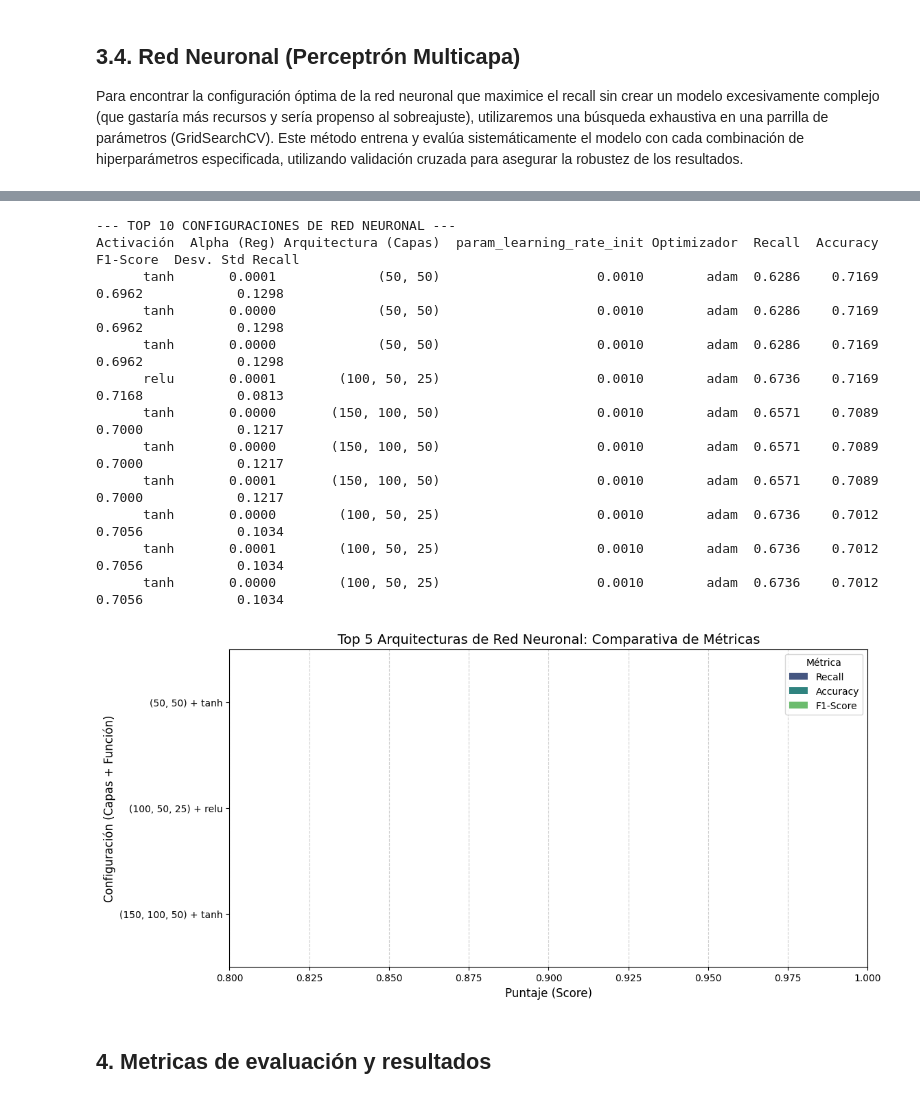
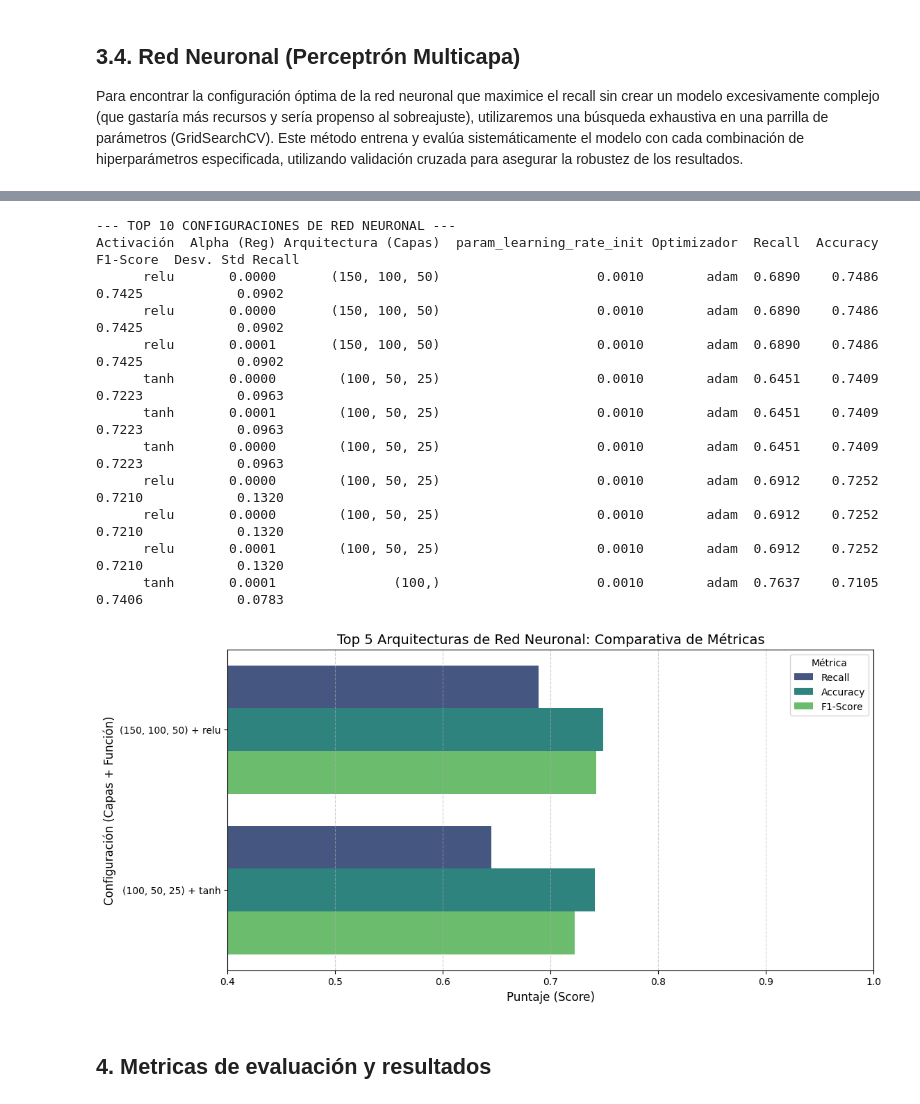
Before and after one commit to Gibonn24/Tesis2, a Jupyter notebook: cheby2 copy.ipynb, the cells around one changed output, grey strips where cells are left out. Saved outputs shown, nothing was run; the diff lists cells and outputs as text; code cells hidden in the pictures.

```diff
--- a/cheby2 copy.ipynb
+++ b/cheby2 copy.ipynb
@@ -20,7 +20,7 @@ from sklearn.decomposition import PCA
 import pandas as pd
 import numpy as np
 
-def preparar_dataset_estricto(ruta_sano_train, ruta_enfermo_train, ruta_enfermo_test_nuevo):
+def preparar_dataset_estricto(ruta_sano_train, ruta_enfermo_train, ruta_enfermo_test_nuevo, ruta_sano_test_nuevo):
 
     # Definimos las columnas FINALES que usaremos (Ya no está peak_freq)
     features_finales = ['rms_amp', 'spectral_entropy', 'zcr', 'mean_freq']
@@ -35,7 +35,7 @@ def preparar_dataset_estricto(ruta_sano_train, ruta_enfermo_train, ruta_enfermo_
             # 1. RMS Amplitude: Nos quedamos con la MAYOR (Más energía = Más probable daño)
             rms = max(row['rms_amp_L'], row['rms_amp_R'])
 
-            # 2. Spectral Entropy: Nos quedamos con la MENOR (Condición especial que pediste)
+            # 2. Spectral Entropy: Nos quedamos con la MENOR (Condición especial)
             entropy = min(row['spectral_entropy_L'], row['spectral_entropy_R'])
 
             # 3. Zero Crossing Rate: Nos quedamos con la MAYOR
@@ -44,24 +44,26 @@ def preparar_dataset_estricto(ruta_sano_train, ruta_enfermo_train, ruta_enfermo_
             # 4. Mean Frequency: Nos quedamos con la MAYOR
             mean_f = max(row['mean_freq_L'], row['mean_freq_R'])
 
-            # NOTA: Peak Frequency ha sido DESCARTADO deliberadamente.
-
             # Construimos la fila única para este sujeto
             row_data = [rms, entropy, zcr, mean_f, etiqueta_target, etiqueta_partition]
             data.append(row_data)
 
         return data
 
-    # 1. Cargar y Procesar TRAIN (Sanos + Enfermos Viejos)
-    data_sano = procesar_filas_fusionadas(ruta_sano_train, 0, 'train')
-    data_enfermo = procesar_filas_fusionadas(ruta_enfermo_train, 1, 'train')
+    # 1. Cargar y Procesar TRAIN
+    print("Procesando Training Set...")
+    data_sano_train = procesar_filas_fusionadas(ruta_sano_train, 0, 'train')
+    data_enfermo_train = procesar_filas_fusionadas(ruta_enfermo_train, 1, 'train')
 
-    # 2. Cargar y Procesar TEST (SOLO Enfermos Nuevos)
-    data_test_nuevo = procesar_filas_fusionadas(ruta_enfermo_test_nuevo, 1, 'test')
+    # 2. Cargar y Procesar TEST (Ahora con Enfermos Nuevos Y Sanos Nuevos)
+    print("Procesando Test Set...")
+    data_enfermo_test = procesar_filas_fusionadas(ruta_enfermo_test_nuevo, 1, 'test')
+    data_sano_test = procesar_filas_fusionadas(ruta_sano_test_nuevo, 0, 'test')
 
     # 3. Unir todo en un solo DataFrame
     cols_finales = features_finales + ['target', 'partition']
-    data_total = data_sano + data_enfermo + data_test_nuevo
+    # Unimos las 4 listas
+    data_total = data_sano_train + data_enfermo_train + data_enfermo_test + data_sano_test
 
     df_final = pd.DataFrame(data_total, columns=cols_finales)
 
@@ -71,18 +73,27 @@ def preparar_dataset_estricto(ruta_sano_train, ruta_enfermo_train, ruta_enfermo_
     return df_final
 # %%
 # RUTAS DE ARCHIVOS (Ajusta el nombre del tercer archivo)
-archivo_sano = 'Data/cheby2/features_cheby2_sano.csv'
+archivo_sano_train = 'Data/cheby2/features_cheby2_sano.csv'
 archivo_enfermo_train = 'Data/cheby2/features_cheby23_diagnosticado.csv'
 archivo_enfermo_test = 'Data/cheby2/features_cheby2_diagnosticado.csv'
+archivo_sano_test = 'Data/cheby2/features_cheby24_sano.csv'
 
-# Generamos el dataset maestro con etiquetas internas
-df_dataset = preparar_dataset_estricto(archivo_sano, archivo_enfermo_train, archivo_enfermo_test)
+# Generamos el dataset maestro
+df_dataset = preparar_dataset_estricto(
+    archivo_sano_train,
+    archivo_enfermo_train,
+    archivo_enfermo_test,
+    archivo_sano_test
+)
 
-print(f"--- Data Cargada con Separación Estricta ---")
+print(f"\n--- Data Cargada con Separación Estricta ---")
 print(f"Total de muestras: {len(df_dataset)}")
 print(f"Muestras para Training: {len(df_dataset[df_dataset['partition']=='train'])}")
-print(f"Muestras para Testing: {len(df_dataset[df_dataset['partition']=='test'])}")
-print(f"Distribución de clases:\n{df_dataset['target'].value_counts()}")
+print(f"Muestras para Testing:  {len(df_dataset[df_dataset['partition']=='test'])}")
+
+print("\n--- Distribución Real ---")
+print("TRAIN:", df_dataset[df_dataset['partition']=='train']['target'].value_counts().to_dict())
+print("TEST :", df_dataset[df_dataset['partition']=='test']['target'].value_counts().to_dict())
 
 # Visualizar
 df_dataset.head()
@@ -822,45 +835,45 @@ reporte_completo.rename(columns=nombres_limpios, inplace=True)
 reporte_completo = reporte_completo.sort_values(by='Accuracy', ascending=False)
 
 # 5. Mostrar las Top 10 Mejores Configuraciones
 print("--- TOP 10 CONFIGURACIONES DE RED NEURONAL ---")
 # Usamos to_string para que pandas no oculte columnas al imprimir
 print(reporte_completo.head(10).to_string(index=False, float_format="%.4f"))
 
 
 # GRÁFICA: Comparación Visual del Top 5
 top_5 = reporte_completo.head(5).copy()
 # Creamos una etiqueta combinando Arquitectura y Activación
 top_5['Configuración'] = top_5['Arquitectura (Capas)'].astype(str) + " + " + top_5['Activación']
 # Reestructurar para Seaborn
 top_5_melted = top_5.melt(
     id_vars='Configuración',
     value_vars=['Recall', 'Accuracy', 'F1-Score'],
     var_name='Métrica',
     value_name='Puntaje'
 )
 
 plt.figure(figsize=(12, 6))
 sns.barplot(x='Puntaje', y='Configuración', hue='Métrica', data=top_5_melted, palette='viridis')
 plt.title('Top 5 Arquitecturas de Red Neuronal: Comparativa de Métricas', fontsize=14)
 plt.xlabel('Puntaje (Score)', fontsize=12)
 plt.ylabel('Configuración (Capas + Función)', fontsize=12)
-plt.xlim(0.8, 1.0)
+plt.xlim(0.4, 1.0)
 plt.grid(axis='x', linestyle='--', alpha=0.6)
 plt.show()
 # %% [output]
 --- TOP 10 CONFIGURACIONES DE RED NEURONAL ---
 Activación  Alpha (Reg) Arquitectura (Capas)  param_learning_rate_init Optimizador  Recall  Accuracy  F1-Score  Desv. Std Recall
-      tanh       0.0001             (50, 50)                    0.0010        adam  0.6286    0.7169    0.6962            0.1298
-      tanh       0.0000             (50, 50)                    0.0010        adam  0.6286    0.7169    0.6962            0.1298
-      tanh       0.0000             (50, 50)                    0.0010        adam  0.6286    0.7169    0.6962            0.1298
-      relu       0.0001        (100, 50, 25)                    0.0010        adam  0.6736    0.7169    0.7168            0.0813
-      tanh       0.0000       (150, 100, 50)                    0.0010        adam  0.6571    0.7089    0.7000            0.1217
-      tanh       0.0000       (150, 100, 50)                    0.0010        adam  0.6571    0.7089    0.7000            0.1217
-      tanh       0.0001       (150, 100, 50)                    0.0010        adam  0.6571    0.7089    0.7000            0.1217
-      tanh       0.0000        (100, 50, 25)                    0.0010        adam  0.6736    0.7012    0.7056            0.1034
-      tanh       0.0001        (100, 50, 25)                    0.0010        adam  0.6736    0.7012    0.7056            0.1034
-      tanh       0.0000        (100, 50, 25)                    0.0010        adam  0.6736    0.7012    0.7056            0.1034
+      relu       0.0000       (150, 100, 50)                    0.0010        adam  0.6890    0.7486    0.7425            0.0902
+      relu       0.0000       (150, 100, 50)                    0.0010        adam  0.6890    0.7486    0.7425            0.0902
+      relu       0.0001       (150, 100, 50)                    0.0010        adam  0.6890    0.7486    0.7425            0.0902
+      tanh       0.0000        (100, 50, 25)                    0.0010        adam  0.6451    0.7409    0.7223            0.0963
+      tanh       0.0001        (100, 50, 25)                    0.0010        adam  0.6451    0.7409    0.7223            0.0963
+      tanh       0.0000        (100, 50, 25)                    0.0010        adam  0.6451    0.7409    0.7223            0.0963
+      relu       0.0000        (100, 50, 25)                    0.0010        adam  0.6912    0.7252    0.7210            0.1320
+      relu       0.0000        (100, 50, 25)                    0.0010        adam  0.6912    0.7252    0.7210            0.1320
+      relu       0.0001        (100, 50, 25)                    0.0010        adam  0.6912    0.7252    0.7210            0.1320
+      tanh       0.0001               (100,)                    0.0010        adam  0.7637    0.7105    0.7406            0.0783
-[figure, old version]
+[figure, new version]
 # %% [markdown]
 ## 4. Metricas de evaluación y resultados
 # %%
```
Also changed, not shown: parts of 10 cells of this notebook, 3 other files.
